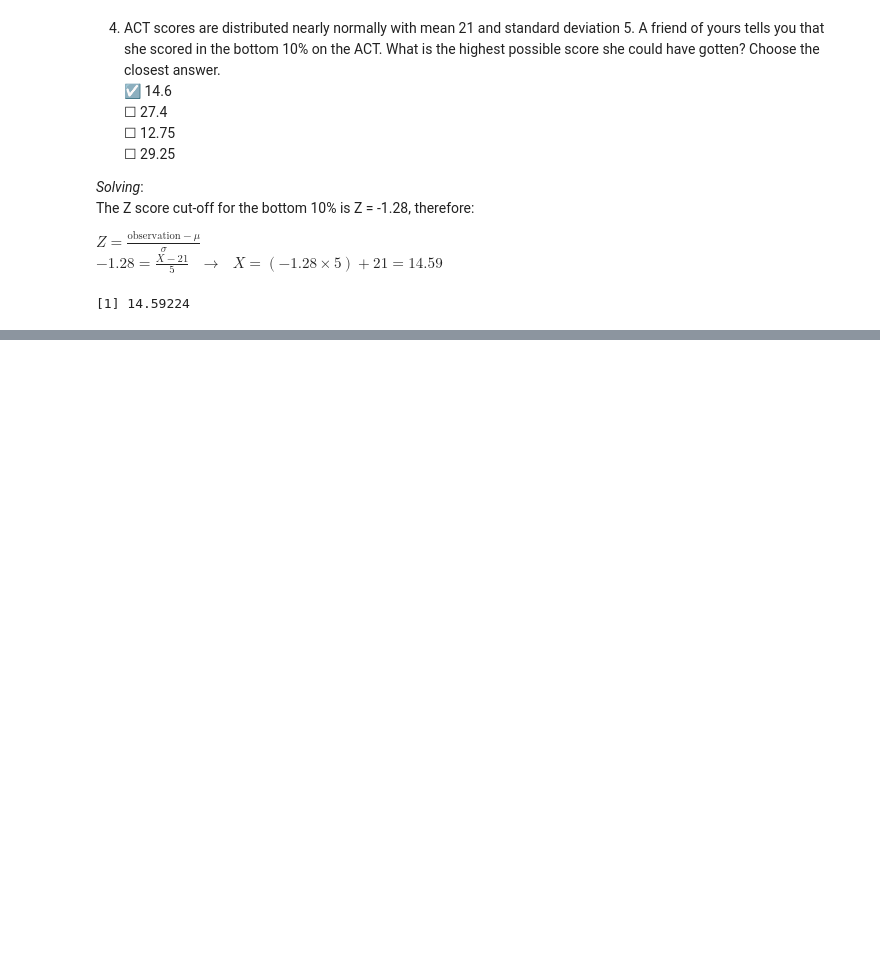
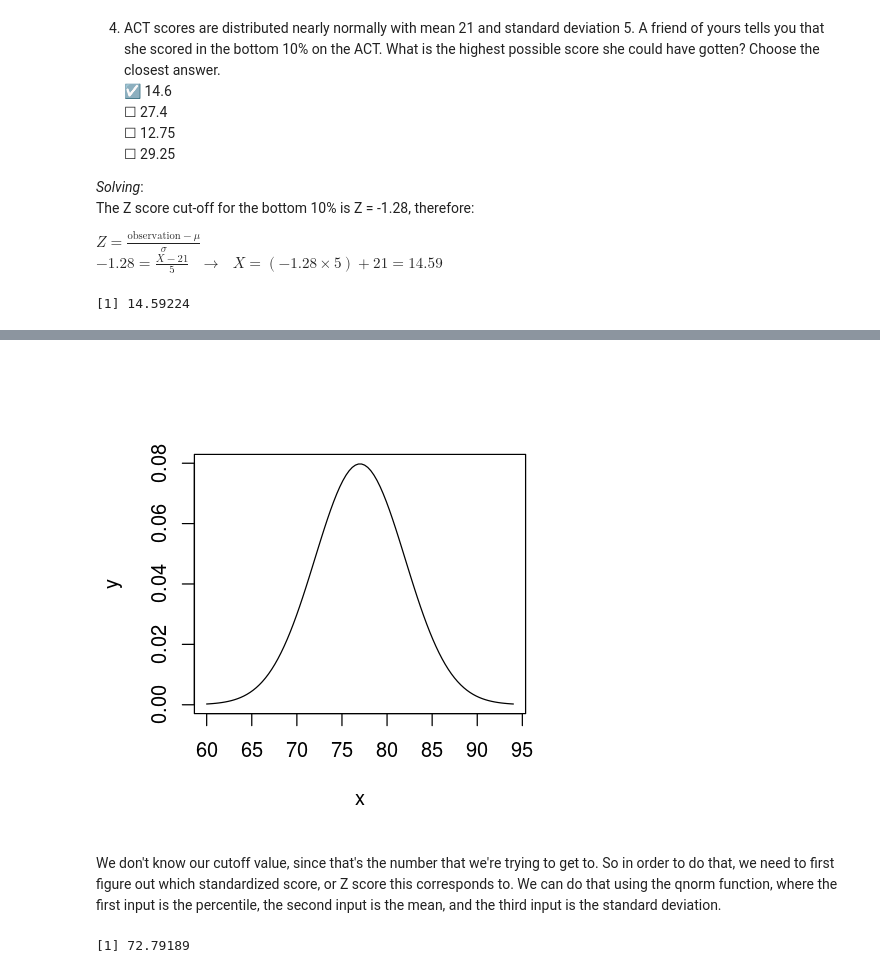
Before and after one commit to rogergranada/MOOCs, a Jupyter notebook: Coursera/Duke University/Probability-intro/Week 4/1. The Normal Distribution.ipynb, the cells around one changed output, grey strips where cells are left out. Saved outputs shown, nothing was run; the diff lists cells and outputs as text; code cells hidden in the pictures; blank space fills up the shorter version.

```diff
--- a/Coursera/Duke University/Probability-intro/Week 4/1. The Normal Distribution.ipynb
+++ b/Coursera/Duke University/Probability-intro/Week 4/1. The Normal Distribution.ipynb
@@ -148,0 +234,13 @@ qnorm(0.1, mean=21, sd=5)
+# %%
+options(repr.plot.width=4, repr.plot.height=4)
+x <- seq(60,94,length=100)
+y <- dnorm(x, mean=77, sd=5)
+plot(x, y, type="l")
+# %% [output]
+[figure, added]
+# %% [markdown]
+We don't know our cutoff value, since that's the number that we're trying to get to. So in order to do that, we need to first figure out which standardized score, or Z score this corresponds to. We can do that using the qnorm function, where the first input is the percentile, the second input is the mean, and the third input is the standard deviation.
+# %%
+qnorm(0.2, mean=77, sd=5)
+# %% [output]
+[1] 72.79189
```
Also changed, not shown: parts of 11 cells of this notebook, 2 other files.
